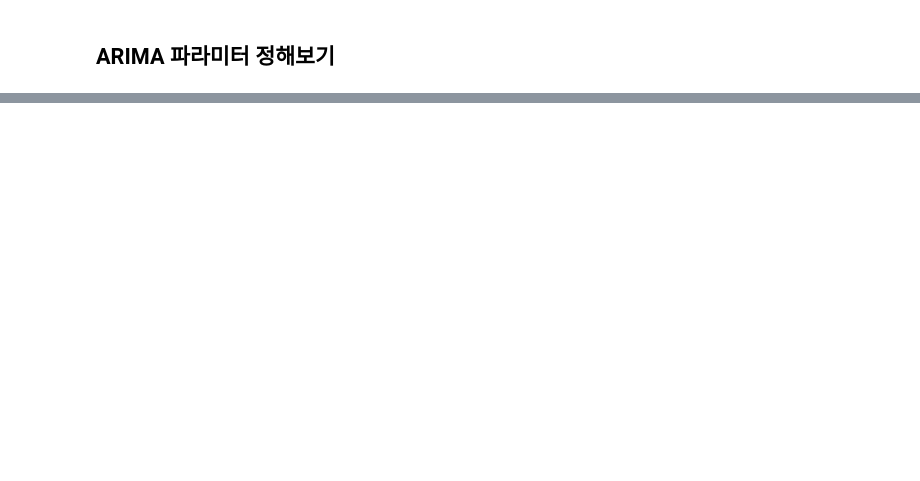
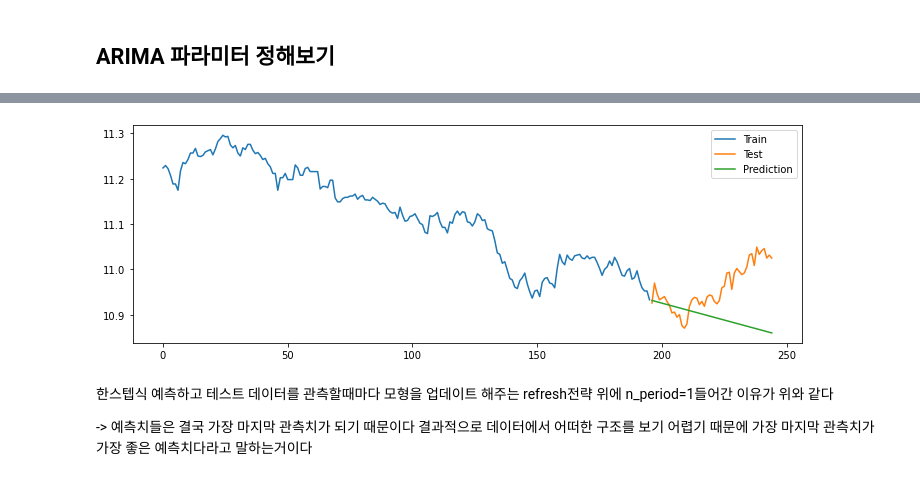
Before and after one commit to meang123/Aiffer_renew_Repository, a Jupyter notebook: AIffel_Exponantioal_node/ARIMA model/EXPO4_ARIMA.ipynb, the cells around one changed output, grey strips where cells are left out. Cells and saved outputs as stored; diff of their text form; code cells hidden in the pictures; blank space fills up the shorter version.

```diff
--- a/AIffel_Exponantioal_node/ARIMA model/EXPO4_ARIMA.ipynb
+++ b/AIffel_Exponantioal_node/ARIMA model/EXPO4_ARIMA.ipynb
@@ -219,0 +270,14 @@ ARIMA (5, 1, 18) >> AIC -1099.9
+# %%
+prediction = model_arima.predict(n_periods=len(y_test))
+
+
+prediction = pd.DataFrame(prediction,index=y_test.index,columns=["Prediction"])
+# %%
+fig,ax = plt.subplots(1,1,figsize=(12,4))
+plt.plot(y_train,label="Train")
+plt.plot(y_test,label="Test")
+plt.plot(prediction,label="Prediction")
+plt.legend()
+plt.show()
+# %% [output]
+[figure, added]
@@ -219,0 +291,6 @@ ARIMA (5, 1, 18) >> AIC -1099.9
+# %% [markdown]
+한스텝식 예측하고 테스트 데이터를 관측할때마다 모형을 업데이트 해주는 refresh전략
+위에 n_period=1들어간 이유가 위와 같다
+
+-> 예측치들은 결국 가장 마지막 관측치가 되기 때문이다
+결과적으로 데이터에서 어떠한 구조를 보기 어렵기 때문에 가장 마지막 관측치가 가장 좋은 예측치다라고 말하는거이다
```
Also changed, not shown: parts of 51 cells of this notebook, 1 other file.
